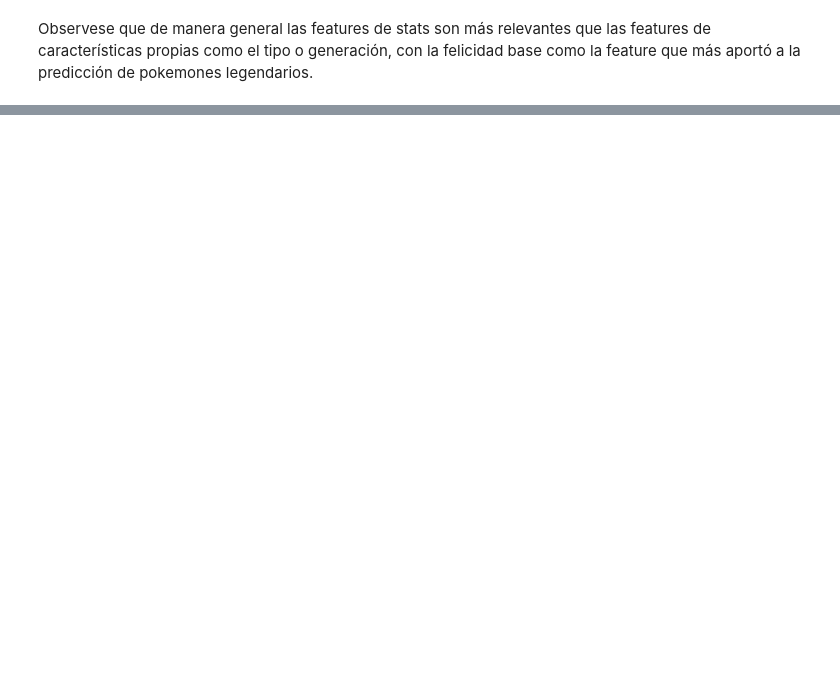
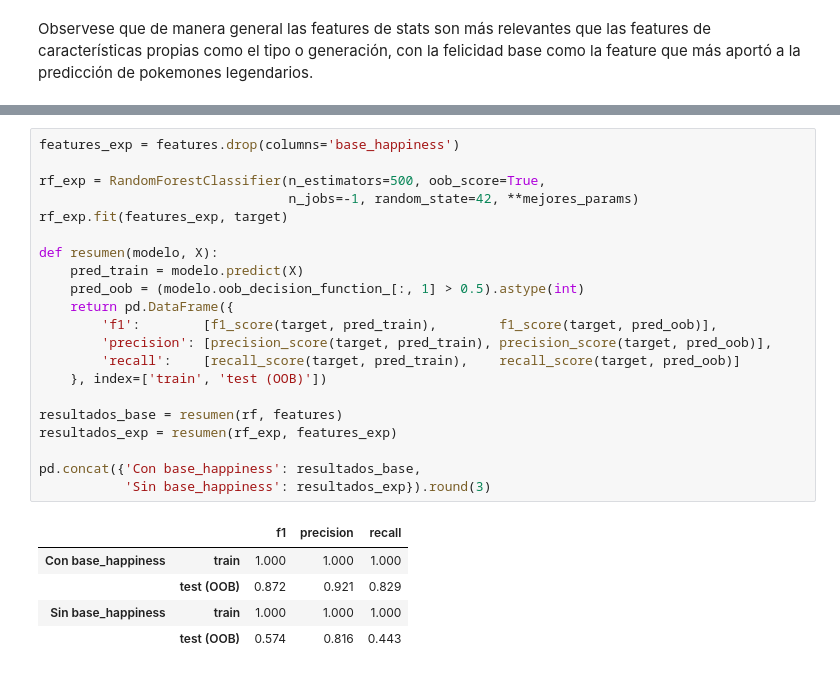
Before and after one commit to keitzeta/Pokemon-Inference-Classification-Outcomes, a Jupyter notebook: LegendaryPrediction.ipynb, the cells around one changed output, grey strips where cells are left out. Saved outputs shown, nothing was run; the diff lists cells and outputs as text; blank space fills up the shorter version.

```diff
--- a/LegendaryPrediction.ipynb
+++ b/LegendaryPrediction.ipynb
@@ -318,0 +291,27 @@ Nota: Esta corresponde a la matriz de confusión con los datos de prueba.
+# %%
+features_exp = features.drop(columns='base_happiness')
+
+rf_exp = RandomForestClassifier(n_estimators=500, oob_score=True,
+                                n_jobs=-1, random_state=42, **mejores_params)
+rf_exp.fit(features_exp, target)
+
+def resumen(modelo, X):
+    pred_train = modelo.predict(X)
+    pred_oob = (modelo.oob_decision_function_[:, 1] > 0.5).astype(int)
+    return pd.DataFrame({
+        'f1':        [f1_score(target, pred_train),        f1_score(target, pred_oob)],
+        'precision': [precision_score(target, pred_train), precision_score(target, pred_oob)],
+        'recall':    [recall_score(target, pred_train),    recall_score(target, pred_oob)]
+    }, index=['train', 'test (OOB)'])
+
+resultados_base = resumen(rf, features)
+resultados_exp = resumen(rf_exp, features_exp)
+
+pd.concat({'Con base_happiness': resultados_base,
+           'Sin base_happiness': resultados_exp}).round(3)
+# %% [output]
+|  |  | f1 | precision | recall |
+| Con base_happiness | train | 1.000 | 1.000 | 1.000 |
+|  | test (OOB) | 0.872 | 0.921 | 0.829 |
+| Sin base_happiness | train | 1.000 | 1.000 | 1.000 |
+|  | test (OOB) | 0.574 | 0.816 | 0.443 |
```
Also changed, not shown: parts of 26 cells of this notebook, 2 other files.
